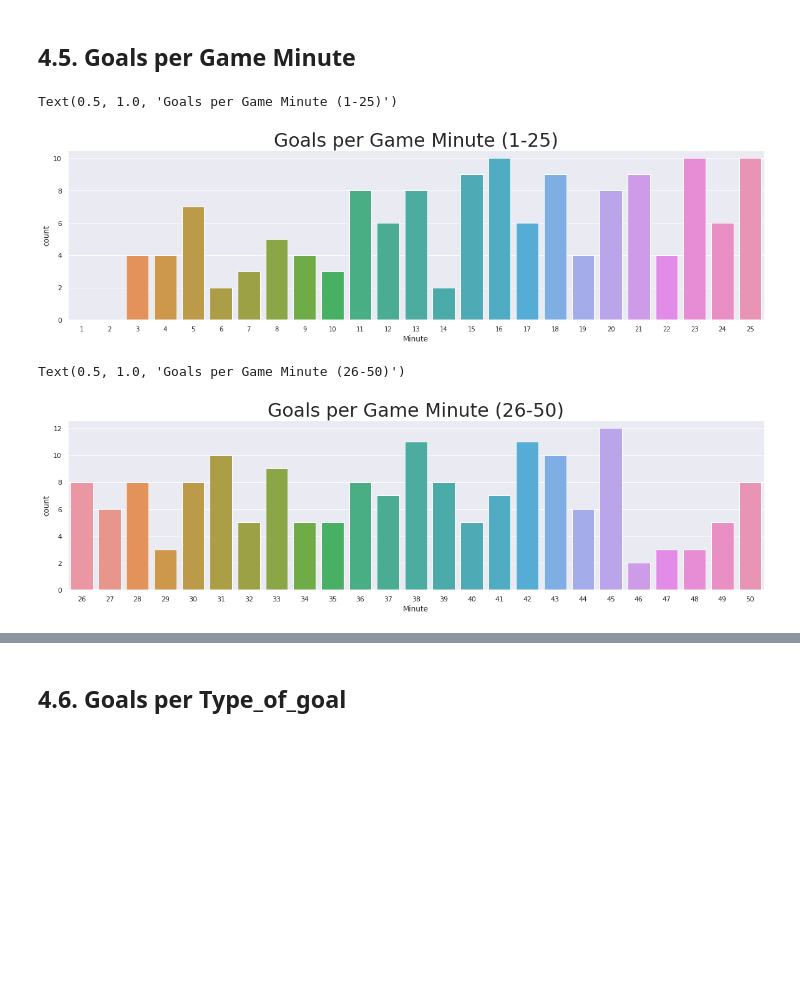
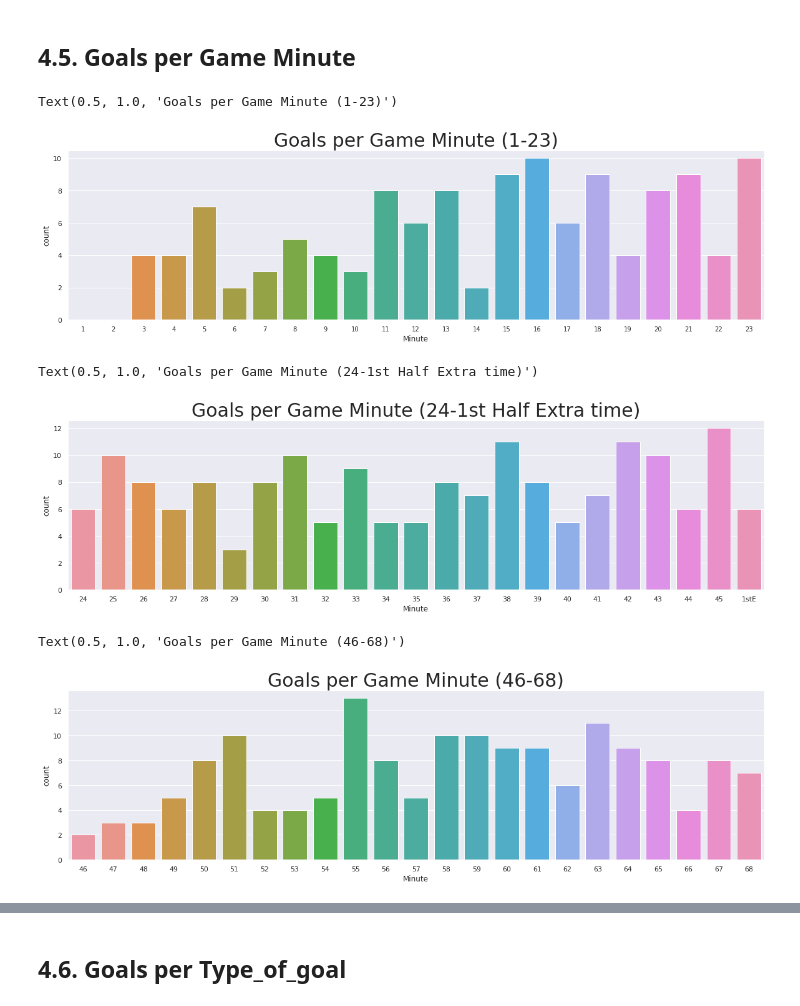
Before and after one commit to azminewasi/IBM-Machine-Learning, a Jupyter notebook: extended-eda-goals-lionel-messi.ipynb, the cells around one changed output, grey strips where cells are left out. Saved outputs shown, nothing was run; the diff lists cells and outputs as text; code cells hidden in the pictures; blank space fills up the shorter version.

```diff
--- a/extended-eda-goals-lionel-messi.ipynb
+++ b/extended-eda-goals-lionel-messi.ipynb
@@ -165,13 +155,19 @@ mins5=mins[int(4*len(mins)/5):]
 sns.set(rc={'figure.figsize':(20,5)})
 plt.xticks(fontsize=10)
 p=sns.countplot(df['Minute'],order=mins1)
-p.axes.set_title("Goals per Game Minute (1-25)",fontsize=30)
+p.axes.set_title("Goals per Game Minute (1-23)",fontsize=30)
 # %% [output]
-Text(0.5, 1.0, 'Goals per Game Minute (1-25)')
+Text(0.5, 1.0, 'Goals per Game Minute (1-23)')
-[figure, old version]
+[figure, new version]
+# %%
+p=sns.countplot(df['Minute'],order=mins2)
+p.axes.set_title("Goals per Game Minute (24-1st Half Extra time)",fontsize=30)
+# %% [output]
+Text(0.5, 1.0, 'Goals per Game Minute (24-1st Half Extra time)')
+[figure, added]
 # %%
-p=sns.countplot(df['Minute'],order=mins2)
-p.axes.set_title("Goals per Game Minute (26-50)",fontsize=30)
+p=sns.countplot(df['Minute'],order=mins3)
+p.axes.set_title("Goals per Game Minute (46-68)",fontsize=30)
 # %% [output]
-Text(0.5, 1.0, 'Goals per Game Minute (26-50)')
+Text(0.5, 1.0, 'Goals per Game Minute (46-68)')
-[figure, old version]
+[figure, new version]
```
Also changed, not shown: parts of 13 cells of this notebook.
